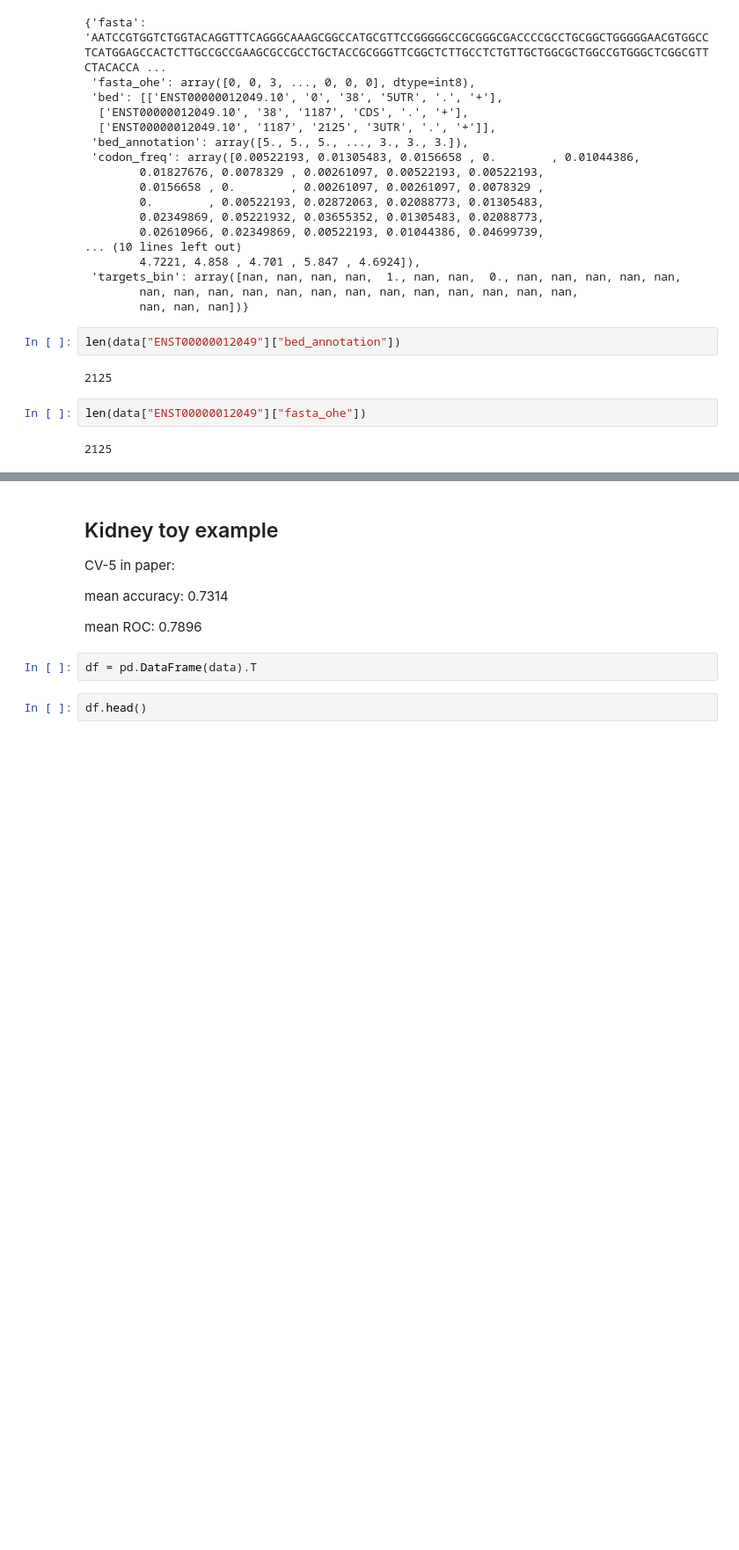
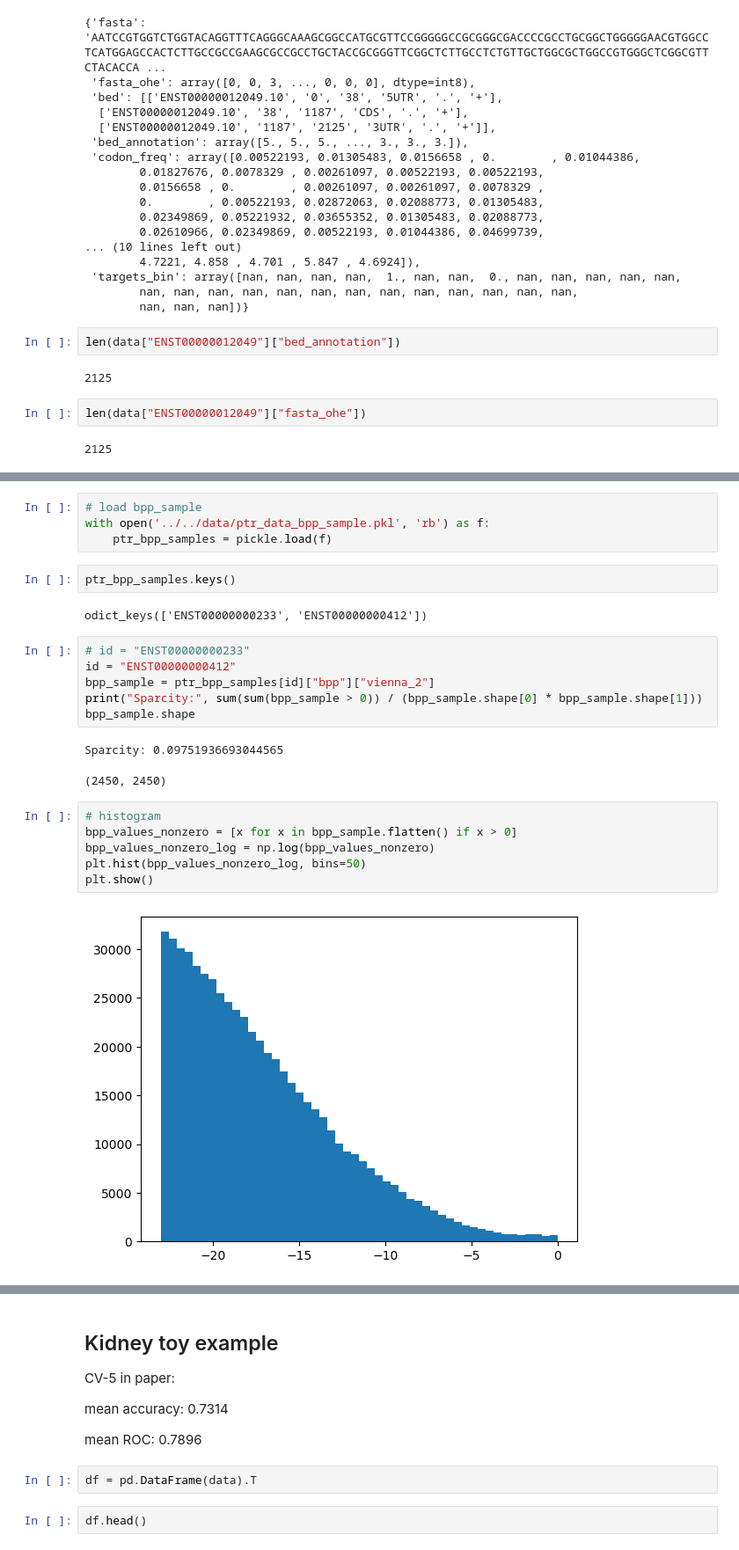
Before and after one commit to f-krause/master-thesis, a Jupyter notebook: src/data_handling/dev.ipynb, the cells around one changed output, grey strips where cells are left out. Shown at 88% size. Saved outputs shown, nothing was run; the diff lists cells and outputs as text; blank space fills up the shorter version.

```diff
--- a/src/data_handling/dev.ipynb
+++ b/src/data_handling/dev.ipynb
@@ -83,0 +128,25 @@ len(data["ENST00000012049"]["fasta_ohe"])
+# %%
+# load bpp_sample
+with open('../../data/ptr_data_bpp_sample.pkl', 'rb') as f:
+    ptr_bpp_samples = pickle.load(f)
+# %%
+ptr_bpp_samples.keys()
+# %% [output]
+odict_keys(['ENST00000000233', 'ENST00000000412'])
+# %%
+# id = "ENST00000000233"
+id = "ENST00000000412"
+bpp_sample = ptr_bpp_samples[id]["bpp"]["vienna_2"]
+print("Sparcity:", sum(sum(bpp_sample > 0)) / (bpp_sample.shape[0] * bpp_sample.shape[1]))
+bpp_sample.shape
+# %% [output]
+Sparcity: 0.09751936693044565
+(2450, 2450)
+# %%
+# histogram
+bpp_values_nonzero = [x for x in bpp_sample.flatten() if x > 0]
+bpp_values_nonzero_log = np.log(bpp_values_nonzero)
+plt.hist(bpp_values_nonzero_log, bins=50)
+plt.show()
+# %% [output]
+[figure, added]
```
Also changed, not shown: parts of 7 cells of this notebook.
